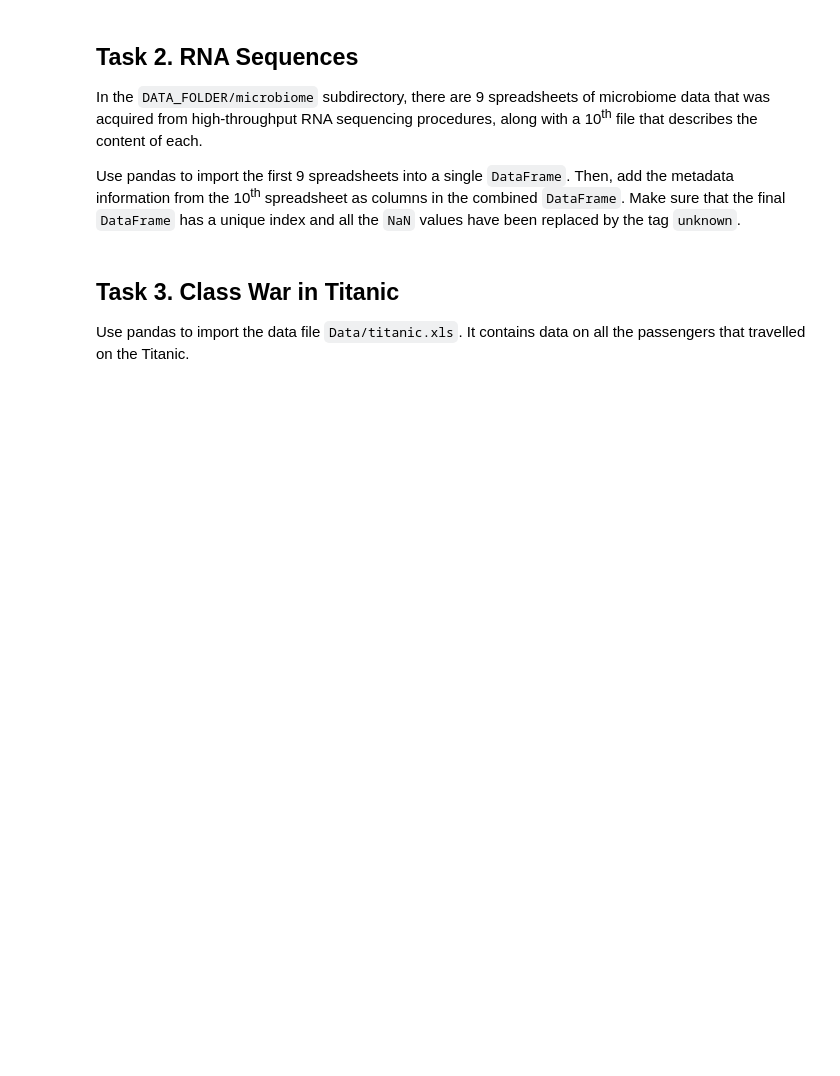
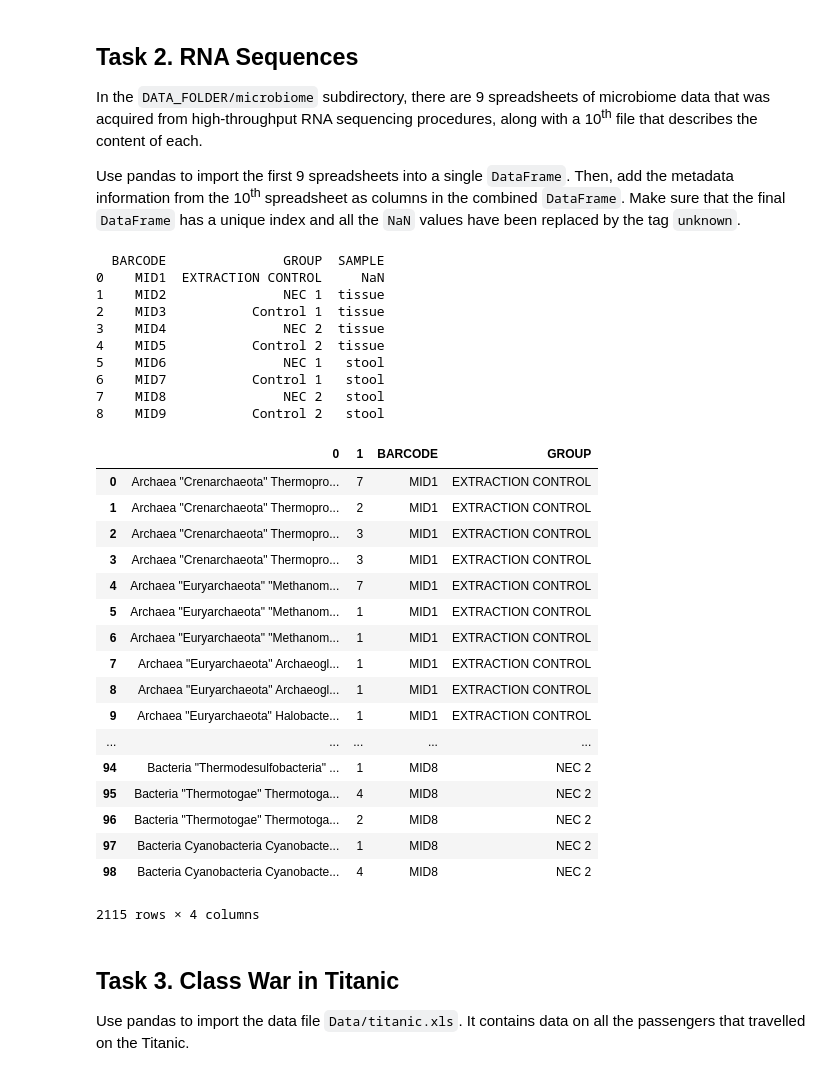
Before and after one commit to pmichele/ADA-Group, a Jupyter notebook: Michele/01 - Pandas and Data Wrangling/Homework 1.ipynb, the cells around one changed output. Saved outputs shown, nothing was run; the diff lists cells and outputs as text; code cells hidden in the pictures; blank space fills up the shorter version.

```diff
--- a/Michele/01 - Pandas and Data Wrangling/Homework 1.ipynb
+++ b/Michele/01 - Pandas and Data Wrangling/Homework 1.ipynb
@@ -4,7 +4,7 @@
  <div class="lev1"><a href="#Task-2.-RNA-Sequences"><span class="toc-item-num">Task 2.&nbsp;&nbsp;</span>RNA Sequences</a></div>
  <div class="lev1"><a href="#Task-3.-Class-War-in-Titanic"><span class="toc-item-num">Task 3.&nbsp;&nbsp;</span>Class War in Titanic</a></div></p>
 # %%
-DATA_FOLDER = 'Data/ebola' # Use the data folder provided in Tutorial 02 - Intro to Pandas.
+DATA_FOLDER = 'Data' # Use the data folder provided in Tutorial 02 - Intro to Pandas.
 # %% [markdown]
 ## Task 1. Compiling Ebola Data
 
@@ -19,7 +19,7 @@ import glob as glob
 import datetime as dt
 
 def read_country(country):
-    files = glob.glob(DATA_FOLDER + "/" + country + "/*.csv")
+    files = glob.glob(DATA_FOLDER + "/ebola/" + country + "/*.csv")
     df = pd.concat((pd.read_csv(file) for file in files))
     df['Country'] = country
     return df.fillna(0)
@@ -151,3 +149,54 @@ Make sure that the final `DataFrame` has a unique index and all the `NaN` values
+# %%
+import os
+import glob as glob
+import pandas as pd
+
+def read_files():
+    files = glob.glob(DATA_FOLDER + "/microbiome/MID*.xls")
+    df = pd.DataFrame()
+    meta = pd.read_excel(DATA_FOLDER + "/microbiome/metadata.xls")
+    i = 0
+    print(meta)
+    for file in files:
+        new = pd.read_excel(file, header=None)
+        new['BARCODE'] = meta.iloc[i]['BARCODE']
+        new['GROUP'] = meta.iloc[i]['GROUP']
+
+        df = df.append(new)
+        i += 1
+    return df.fillna("unknown")
+
+
+read_files()
+# %% [output]
+  BARCODE               GROUP  SAMPLE
+0    MID1  EXTRACTION CONTROL     NaN
+1    MID2               NEC 1  tissue
+2    MID3           Control 1  tissue
+3    MID4               NEC 2  tissue
+4    MID5           Control 2  tissue
+5    MID6               NEC 1   stool
+6    MID7           Control 1   stool
+7    MID8               NEC 2   stool
+8    MID9           Control 2   stool
+|  | 0 | 1 | BARCODE | GROUP |
+| 0 | Archaea "Crenarchaeota" Thermopro... | 7 | MID1 | EXTRACTION CONTROL |
+| 1 | Archaea "Crenarchaeota" Thermopro... | 2 | MID1 | EXTRACTION CONTROL |
+| 2 | Archaea "Crenarchaeota" Thermopro... | 3 | MID1 | EXTRACTION CONTROL |
+| 3 | Archaea "Crenarchaeota" Thermopro... | 3 | MID1 | EXTRACTION CONTROL |
+| 4 | Archaea "Euryarchaeota" "Methanom... | 7 | MID1 | EXTRACTION CONTROL |
+| 5 | Archaea "Euryarchaeota" "Methanom... | 1 | MID1 | EXTRACTION CONTROL |
+| 6 | Archaea "Euryarchaeota" "Methanom... | 1 | MID1 | EXTRACTION CONTROL |
+| 7 | Archaea "Euryarchaeota" Archaeogl... | 1 | MID1 | EXTRACTION CONTROL |
+| 8 | Archaea "Euryarchaeota" Archaeogl... | 1 | MID1 | EXTRACTION CONTROL |
+| 9 | Archaea "Euryarchaeota" Halobacte... | 1 | MID1 | EXTRACTION CONTROL |
+| ... | ... | ... | ... | ... |
+| 94 | Bacteria "Thermodesulfobacteria" ... | 1 | MID8 | NEC 2 |
+| 95 | Bacteria "Thermotogae" Thermotoga... | 4 | MID8 | NEC 2 |
+| 96 | Bacteria "Thermotogae" Thermotoga... | 2 | MID8 | NEC 2 |
+| 97 | Bacteria Cyanobacteria Cyanobacte... | 1 | MID8 | NEC 2 |
+| 98 | Bacteria Cyanobacteria Cyanobacte... | 4 | MID8 | NEC 2 |
+2115 rows × 4 columns
 # %% [markdown]
 ## Task 3. Class War in Titanic
 
```
Also changed, not shown: parts of 2 cells of this notebook.
